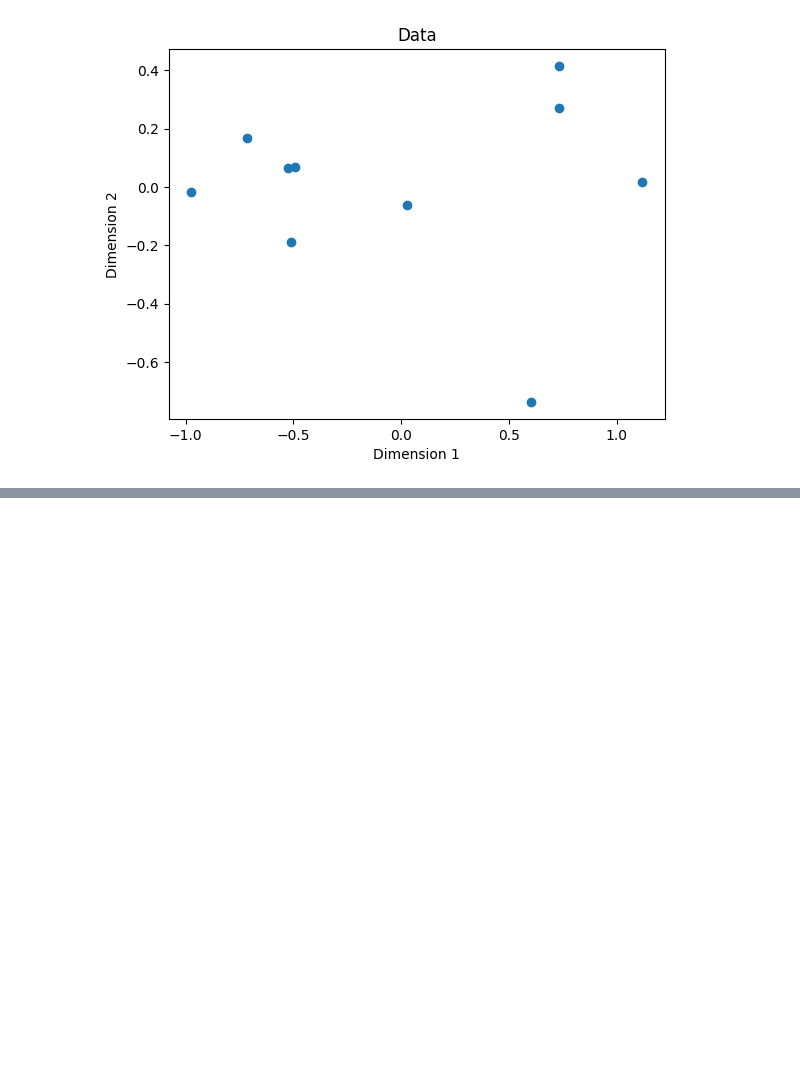
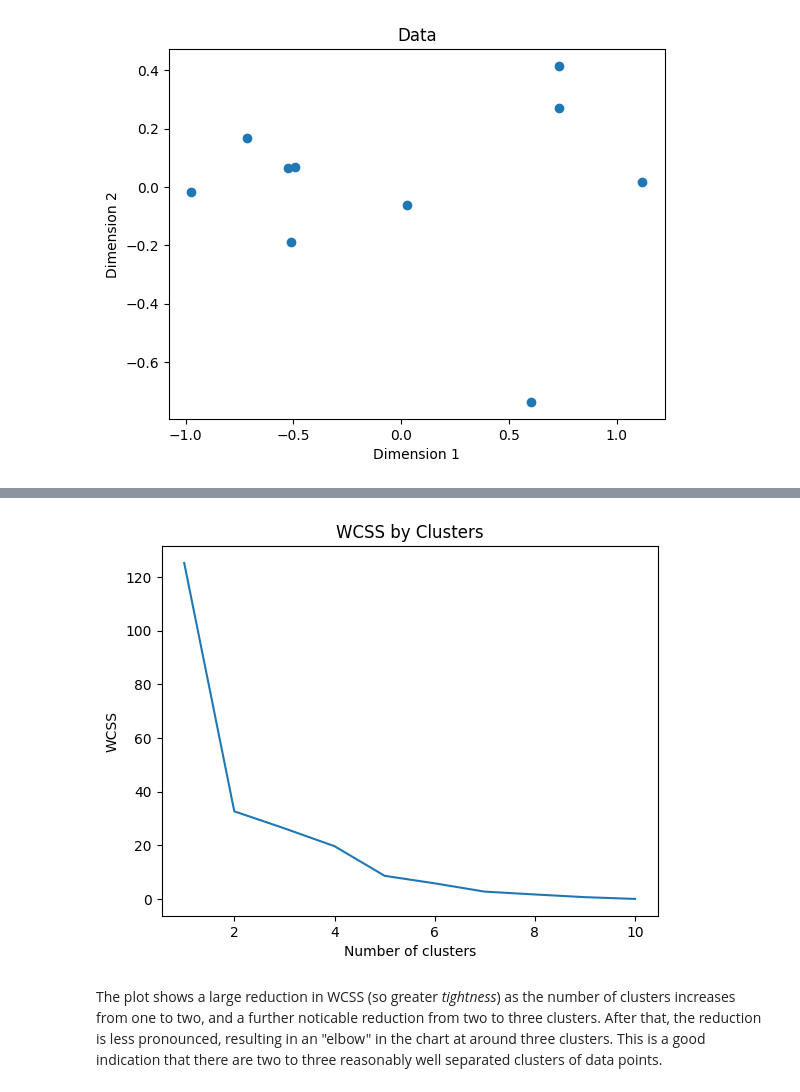
Before and after one commit to coder7475/ml-fundamentals, a Jupyter notebook: notebooks/ml_fundamentals/Exploring_Clustering_Algorithms.ipynb, the cells around one changed output, grey strips where cells are left out. Cells and saved outputs as stored; diff of their text form; code cells hidden in the pictures; blank space fills up the shorter version.

Commit message:
feat: add Elbow Method and K-Means clustering implementation to clustering algorithms notebook, including detailed explanations and visualizations for optimal cluster determination

```diff
--- a/notebooks/ml_fundamentals/Exploring_Clustering_Algorithms.ipynb
+++ b/notebooks/ml_fundamentals/Exploring_Clustering_Algorithms.ipynb
@@ -96,0 +102,26 @@ plt.show()
+# %%
+#importing the libraries
+import numpy as np
+import matplotlib.pyplot as plt
+from sklearn.cluster import KMeans
+%matplotlib inline
+
+# Create 10 models with 1 to 10 clusters
+wcss = []
+for i in range(1, 11):
+    kmeans = KMeans(n_clusters = i)
+    # Fit the data points
+    kmeans.fit(features.values)
+    # Get the WCSS (inertia) value
+    wcss.append(kmeans.inertia_)
+
+#Plot the WCSS values onto a line graph
+plt.plot(range(1, 11), wcss)
+plt.title('WCSS by Clusters')
+plt.xlabel('Number of clusters')
+plt.ylabel('WCSS')
+plt.show()
+# %% [output]
+[figure, added]
+# %% [markdown]
+The plot shows a large reduction in WCSS (so greater _tightness_) as the number of clusters increases from one to two, and a further noticable reduction from two to three clusters. After that, the reduction is less pronounced, resulting in an "elbow" in the chart at around three clusters. This is a good indication that there are two to three reasonably well separated clusters of data points.
```
Also changed, not shown: parts of 3 cells of this notebook.
